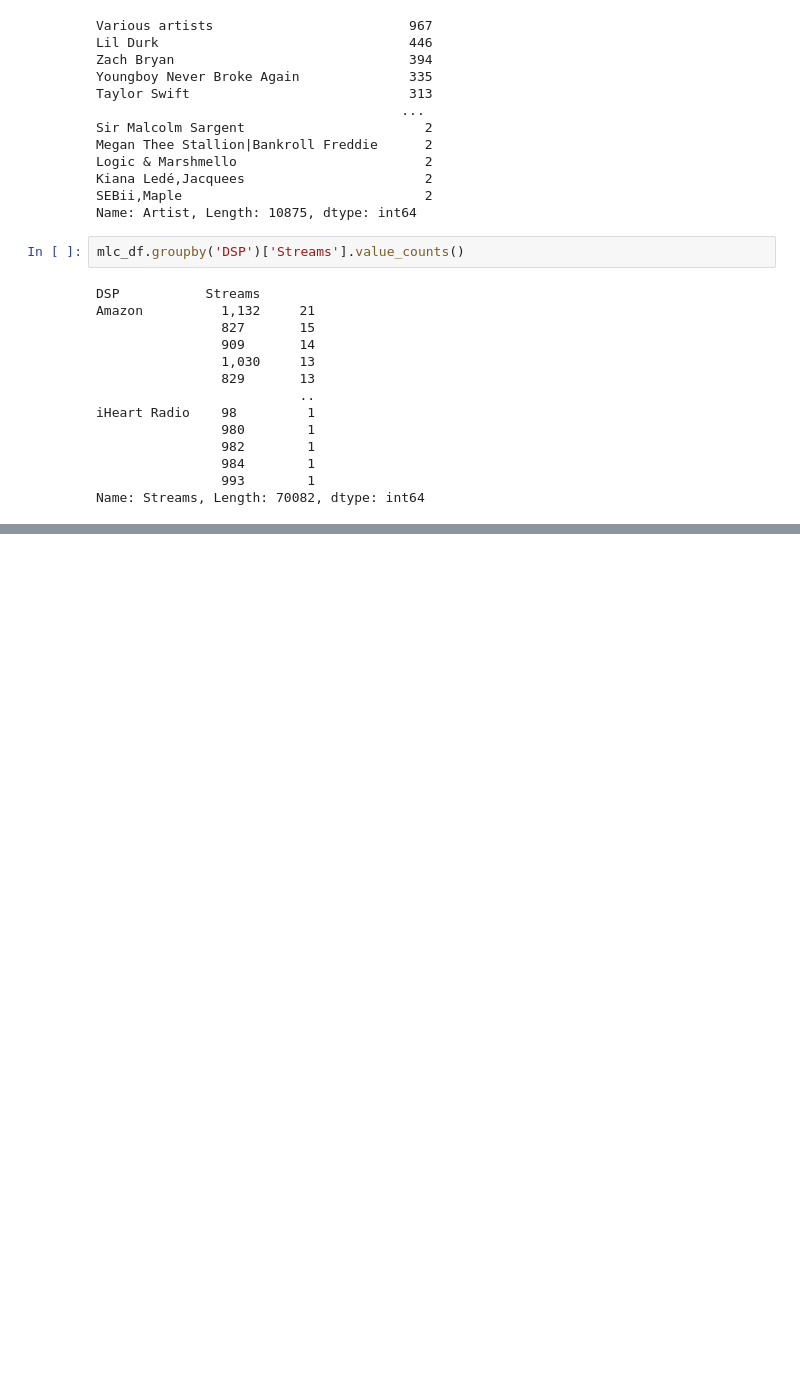
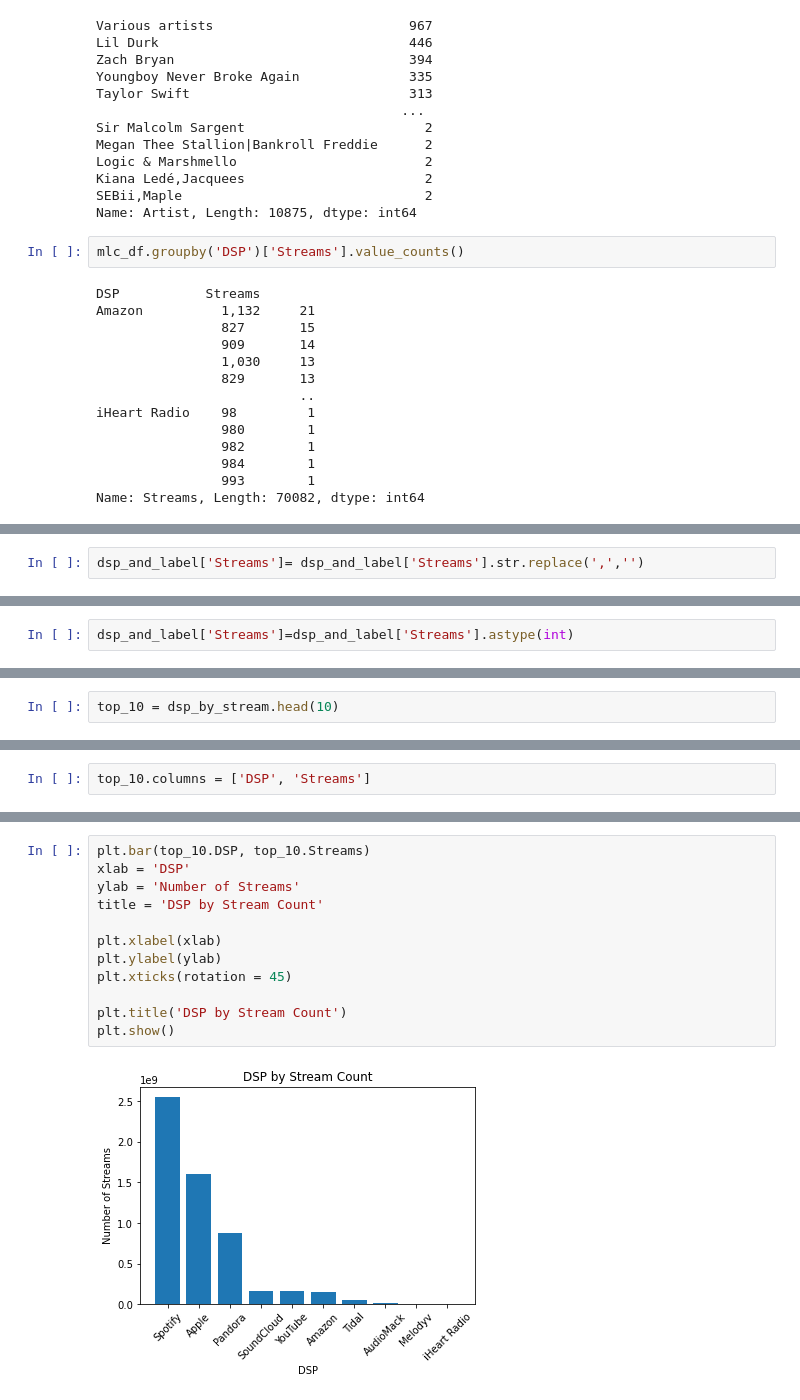
Before and after one commit to LJRollerII/mlc-project-napster, a Jupyter notebook: notebooks/MLC_Partner_Project.ipynb, the cells around one changed output, grey strips where cells are left out. Cells and saved outputs as stored; diff of their text form; blank space fills up the shorter version.

Commit message:
Top 10 chart

```diff
--- a/notebooks/MLC_Partner_Project.ipynb
+++ b/notebooks/MLC_Partner_Project.ipynb
@@ -324,0 +288,2 @@ Name: Streams, dtype: object
+# %%
+dsp_and_label['Streams']= dsp_and_label['Streams'].str.replace(',','')
@@ -324,0 +296,2 @@ Name: Streams, dtype: object
+# %%
+dsp_and_label['Streams']=dsp_and_label['Streams'].astype(int)
@@ -324,0 +326,2 @@ Name: Streams, dtype: object
+# %%
+top_10 = dsp_by_stream.head(10)
@@ -324,0 +342,2 @@ Name: Streams, dtype: object
+# %%
+top_10.columns = ['DSP', 'Streams']
@@ -324,0 +358,14 @@ Name: Streams, dtype: object
+# %%
+plt.bar(top_10.DSP, top_10.Streams)
+xlab = 'DSP'
+ylab = 'Number of Streams'
+title = 'DSP by Stream Count'
+
+plt.xlabel(xlab)
+plt.ylabel(ylab)
+plt.xticks(rotation = 45)
+
+plt.title('DSP by Stream Count')
+plt.show()
+# %% [output]
+[figure, added]
```
Also changed, not shown: parts of 31 cells of this notebook.
